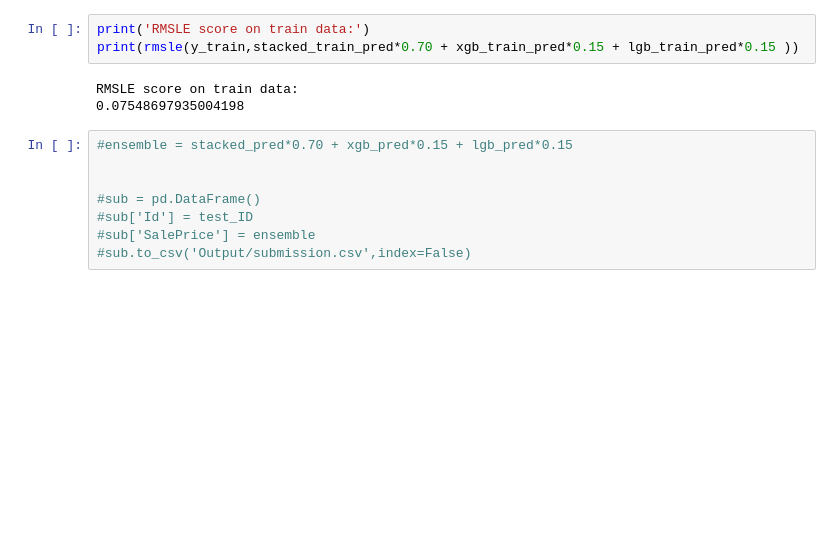
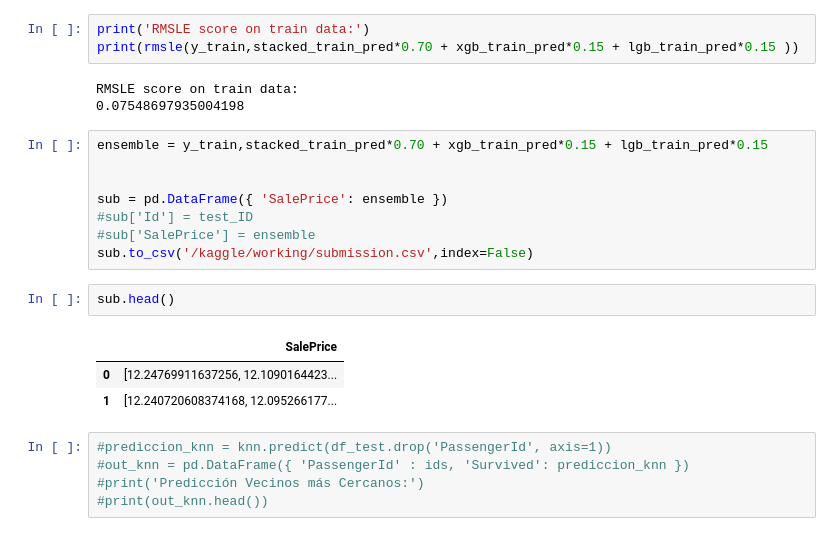
Before and after one commit to AntonVazquez/KaggleHousePrices, a Jupyter notebook: kaggle-house-prices-competition-guide.ipynb, the cells around one changed output. Drawn from its saved outputs; the diff is of its cells as text; blank space fills up the shorter version.

Commit message:
Kaggle Notebook | Kaggle House Prices Competition - Guide | Version 2

```diff
--- a/kaggle-house-prices-competition-guide.ipynb
+++ b/kaggle-house-prices-competition-guide.ipynb
@@ -632,10 +646,21 @@ print(rmsle(y_train,stacked_train_pred*0.70 + xgb_train_pred*0.15 + lgb_train_pr
 RMSLE score on train data:
 0.07548697935004198
 # %%
-#ensemble = stacked_pred*0.70 + xgb_pred*0.15 + lgb_pred*0.15
+ensemble = y_train,stacked_train_pred*0.70 + xgb_train_pred*0.15 + lgb_train_pred*0.15
 
 
-#sub = pd.DataFrame()
+sub = pd.DataFrame({ 'SalePrice': ensemble })
 #sub['Id'] = test_ID
 #sub['SalePrice'] = ensemble
-#sub.to_csv('Output/submission.csv',index=False)
+sub.to_csv('/kaggle/working/submission.csv',index=False)
+# %%
+sub.head()
+# %% [output]
+|  | SalePrice |
+| 0 | [12.24769911637256, 12.1090164423... |
+| 1 | [12.240720608374168, 12.095266177... |
+# %%
+#prediccion_knn = knn.predict(df_test.drop('PassengerId', axis=1))
+#out_knn = pd.DataFrame({ 'PassengerId' : ids, 'Survived': prediccion_knn })
+#print('Predicción Vecinos más Cercanos:')
+#print(out_knn.head())
```
Also changed, not shown: parts of 5 cells of this notebook.
